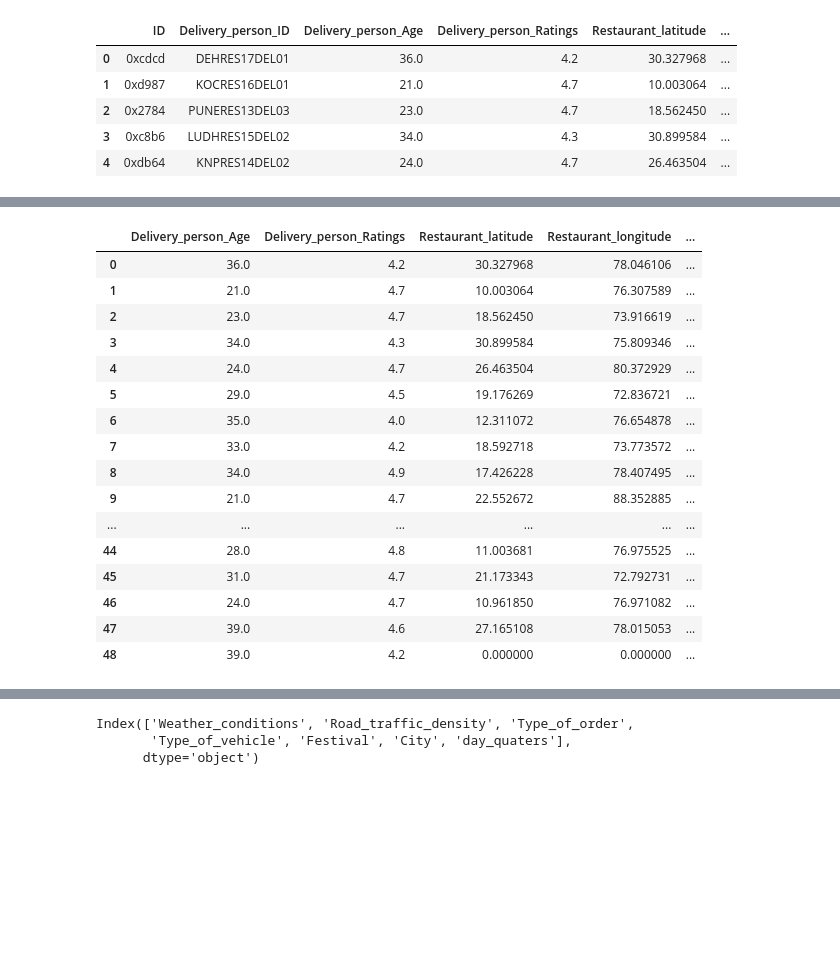
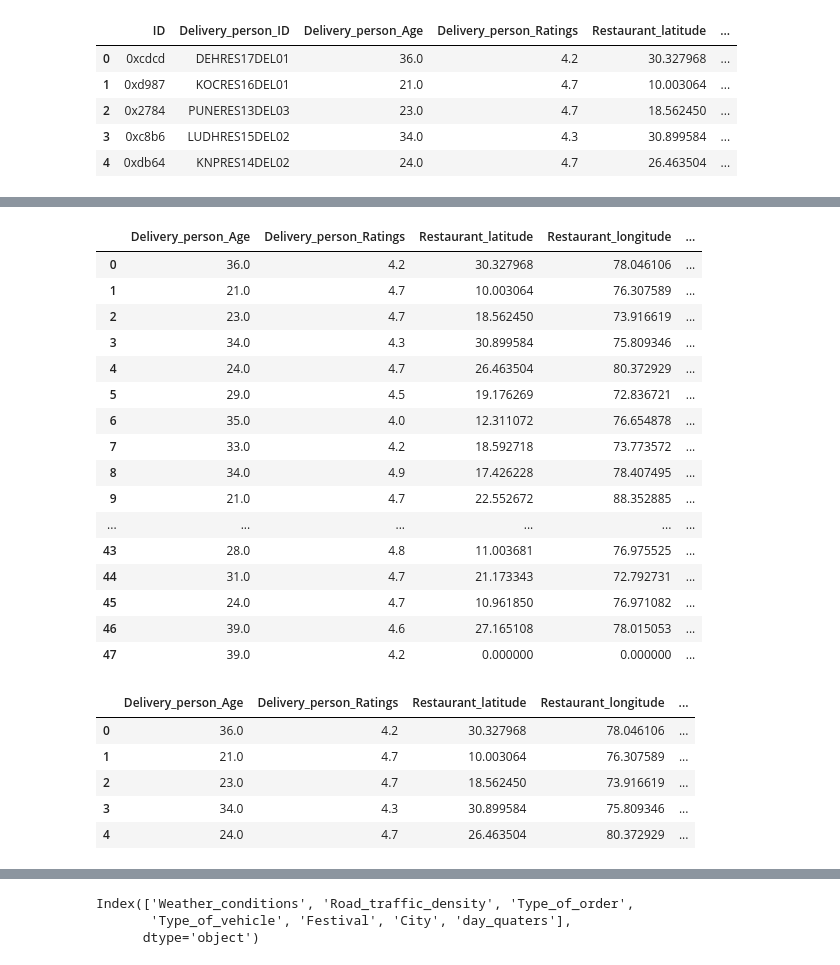
Before and after one commit to AKISHPOTHURI/FoodDelivery, a Jupyter notebook: notebooks/ModelTraining.ipynb, the cells around one changed output, grey strips where cells are left out. Drawn from its saved outputs; the diff is of its cells as text; code cells hidden in the pictures; blank space fills up the shorter version.

```diff
--- a/notebooks/ModelTraining.ipynb
+++ b/notebooks/ModelTraining.ipynb
@@ -116,30 +122,39 @@ for i in range(len(df)):
                                         df.loc[i, 'Delivery_location_longitude'])
     else:
         index.append(i)
+# %%
+df.reset_index(drop=True)
+# %% [output]
+|  | Delivery_person_Age | Delivery_person_Ratings | Restaurant_latitude | Restaurant_longitude | ... |
+| 0 | 36.0 | 4.2 | 30.327968 | 78.046106 | ... |
+| 1 | 21.0 | 4.7 | 10.003064 | 76.307589 | ... |
+| 2 | 23.0 | 4.7 | 18.562450 | 73.916619 | ... |
+| 3 | 34.0 | 4.3 | 30.899584 | 75.809346 | ... |
+| 4 | 24.0 | 4.7 | 26.463504 | 80.372929 | ... |
+| 5 | 29.0 | 4.5 | 19.176269 | 72.836721 | ... |
+| 6 | 35.0 | 4.0 | 12.311072 | 76.654878 | ... |
+| 7 | 33.0 | 4.2 | 18.592718 | 73.773572 | ... |
+| 8 | 34.0 | 4.9 | 17.426228 | 78.407495 | ... |
+| 9 | 21.0 | 4.7 | 22.552672 | 88.352885 | ... |
+| ... | ... | ... | ... | ... | ... |
+| 43 | 28.0 | 4.8 | 11.003681 | 76.975525 | ... |
+| 44 | 31.0 | 4.7 | 21.173343 | 72.792731 | ... |
+| 45 | 24.0 | 4.7 | 10.961850 | 76.971082 | ... |
+| 46 | 39.0 | 4.6 | 27.165108 | 78.015053 | ... |
+| 47 | 39.0 | 4.2 | 0.000000 | 0.000000 | ... |
 # %%
 #Independent and dependent features
 X = df.drop(labels=['Time_taken (min)'], axis=1)
 Y = df[['Time_taken (min)']]
 # %%
-X
+X.head()
 # %% [output]
 |  | Delivery_person_Age | Delivery_person_Ratings | Restaurant_latitude | Restaurant_longitude | ... |
 | 0 | 36.0 | 4.2 | 30.327968 | 78.046106 | ... |
 | 1 | 21.0 | 4.7 | 10.003064 | 76.307589 | ... |
 | 2 | 23.0 | 4.7 | 18.562450 | 73.916619 | ... |
 | 3 | 34.0 | 4.3 | 30.899584 | 75.809346 | ... |
 | 4 | 24.0 | 4.7 | 26.463504 | 80.372929 | ... |
-| 5 | 29.0 | 4.5 | 19.176269 | 72.836721 | ... |
-| 6 | 35.0 | 4.0 | 12.311072 | 76.654878 | ... |
-| 7 | 33.0 | 4.2 | 18.592718 | 73.773572 | ... |
-| 8 | 34.0 | 4.9 | 17.426228 | 78.407495 | ... |
-| 9 | 21.0 | 4.7 | 22.552672 | 88.352885 | ... |
-| ... | ... | ... | ... | ... | ... |
-| 44 | 28.0 | 4.8 | 11.003681 | 76.975525 | ... |
-| 45 | 31.0 | 4.7 | 21.173343 | 72.792731 | ... |
-| 46 | 24.0 | 4.7 | 10.961850 | 76.971082 | ... |
-| 47 | 39.0 | 4.6 | 27.165108 | 78.015053 | ... |
-| 48 | 39.0 | 4.2 | 0.000000 | 0.000000 | ... |
 # %%
 #Define which columns should be ordinal-encoded and which should be scaled
 categorical_cols = X.select_dtypes(include='object').columns
```
Also changed, not shown: parts of 17 cells of this notebook, 11 other files.
